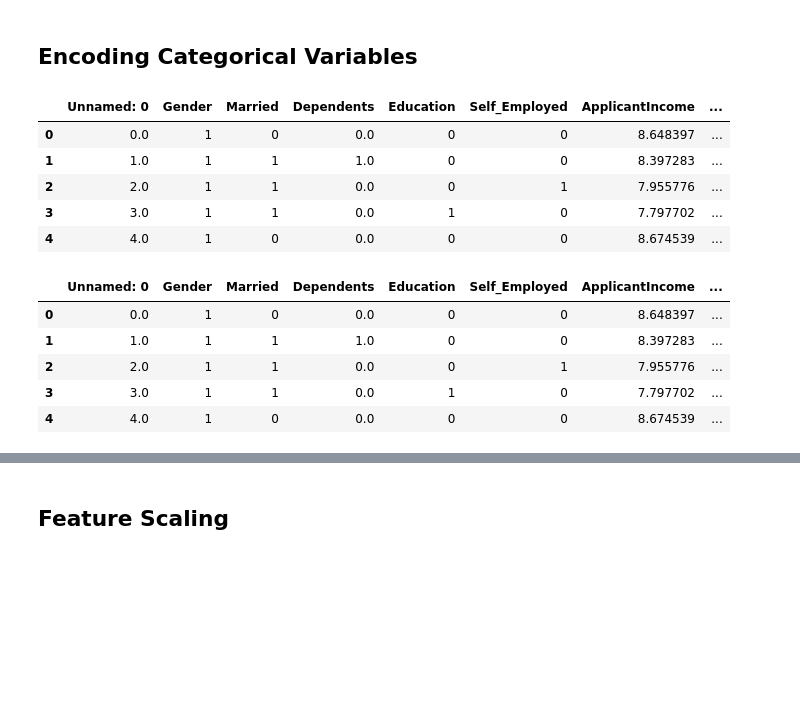
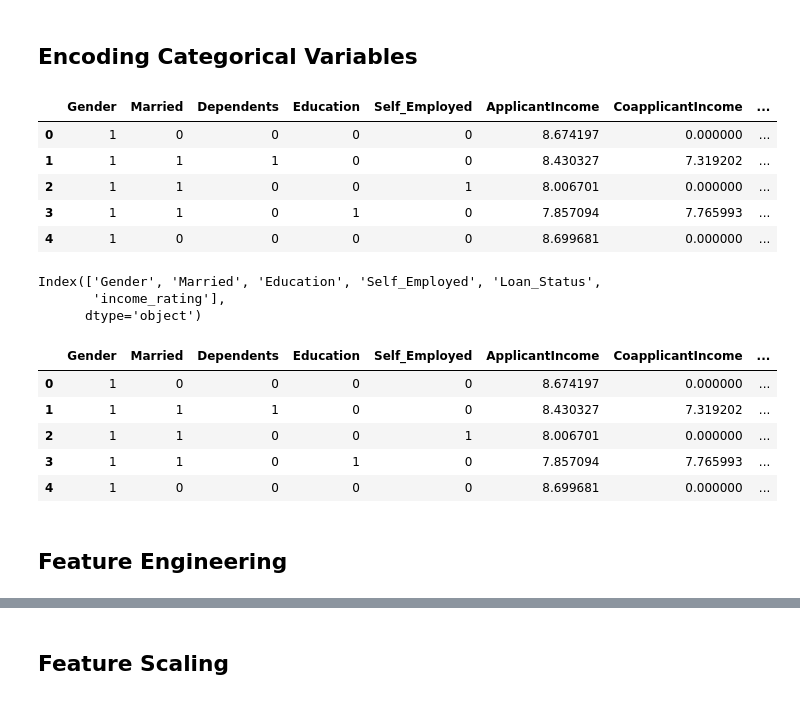
Before and after one commit to raji-ayyub/gen_ai_backend, a Jupyter notebook: preprocessing/preprocessing.ipynb, the cells around one changed output, grey strips where cells are left out. Saved outputs shown, nothing was run; the diff lists cells and outputs as text; code cells hidden in the pictures; blank space fills up the shorter version.

```diff
--- a/preprocessing/preprocessing.ipynb
+++ b/preprocessing/preprocessing.ipynb
@@ -64 +64,5 @@ Credit_History = "-2.194" skewness value
+# %%
+df["ApplicantIncome"] = np.log1p(df["ApplicantIncome"] )
+df["CoapplicantIncome"] = np.log1p(df["CoapplicantIncome"] )
+df["LoanAmount"] = np.log1p(df["LoanAmount"] )
 # %%
@@ -98,6 +99,6 @@ def handle_outliers(df, skew_threshold=1.0):
 # %%
-clean_df = handle_outliers(df)
-df = clean_df.copy()
+# clean_df = handle_outliers(df)
+# df = clean_df.copy()
 # %%
 for col in numeric_cols:
     print(f'{col} = "{df[col].skew():.3f}" skewness value')
@@ -118,21 +126,31 @@ Credit_History = "-2.194" skewness value
 # %%
 # encoding categrical variables
 from sklearn.preprocessing import LabelEncoder
 
 # categorical variables encoding pipeline ordinal
-categorical_cols = df.select_dtypes(include=['object']).columns
+categorical_cols = df.drop(columns="Property_Area").select_dtypes(include=['object']).columns
 le = LabelEncoder()
 for col in categorical_cols:
     df[col] = le.fit_transform(df[col])
 
+# Onehot encoding
+
+df = pd.get_dummies(df, "Property_Area", drop_first=True)
+
 df.head()
 # %% [output]
-|  | Unnamed: 0 | Gender | Married | Dependents | Education | Self_Employed | ApplicantIncome | ... |
-| 0 | 0.0 | 1 | 0 | 0.0 | 0 | 0 | 8.648397 | ... |
-| 1 | 1.0 | 1 | 1 | 1.0 | 0 | 0 | 8.397283 | ... |
-| 2 | 2.0 | 1 | 1 | 0.0 | 0 | 1 | 7.955776 | ... |
-| 3 | 3.0 | 1 | 1 | 0.0 | 1 | 0 | 7.797702 | ... |
-| 4 | 4.0 | 1 | 0 | 0.0 | 0 | 0 | 8.674539 | ... |
+|  | Gender | Married | Dependents | Education | Self_Employed | ApplicantIncome | CoapplicantIncome | ... |
+| 0 | 1 | 0 | 0 | 0 | 0 | 8.674197 | 0.000000 | ... |
+| 1 | 1 | 1 | 1 | 0 | 0 | 8.430327 | 7.319202 | ... |
+| 2 | 1 | 1 | 0 | 0 | 1 | 8.006701 | 0.000000 | ... |
+| 3 | 1 | 1 | 0 | 1 | 0 | 7.857094 | 7.765993 | ... |
+| 4 | 1 | 0 | 0 | 0 | 0 | 8.699681 | 0.000000 | ... |
+# %%
+categorical_cols
+# %% [output]
+Index(['Gender', 'Married', 'Education', 'Self_Employed', 'Loan_Status',
+       'income_rating'],
+      dtype='object')
 # %%
 # Identify high-cardinality categorical columns BEFORE one-hot encoding
 categorical_cols = df.select_dtypes(include=['object']).columns
@@ -146,9 +164,11 @@ for col in high_card_cols:
 
 df.head()
 # %% [output]
-|  | Unnamed: 0 | Gender | Married | Dependents | Education | Self_Employed | ApplicantIncome | ... |
-| 0 | 0.0 | 1 | 0 | 0.0 | 0 | 0 | 8.648397 | ... |
-| 1 | 1.0 | 1 | 1 | 1.0 | 0 | 0 | 8.397283 | ... |
-| 2 | 2.0 | 1 | 1 | 0.0 | 0 | 1 | 7.955776 | ... |
-| 3 | 3.0 | 1 | 1 | 0.0 | 1 | 0 | 7.797702 | ... |
-| 4 | 4.0 | 1 | 0 | 0.0 | 0 | 0 | 8.674539 | ... |
+|  | Gender | Married | Dependents | Education | Self_Employed | ApplicantIncome | CoapplicantIncome | ... |
+| 0 | 1 | 0 | 0 | 0 | 0 | 8.674197 | 0.000000 | ... |
+| 1 | 1 | 1 | 1 | 0 | 0 | 8.430327 | 7.319202 | ... |
+| 2 | 1 | 1 | 0 | 0 | 1 | 8.006701 | 0.000000 | ... |
+| 3 | 1 | 1 | 0 | 1 | 0 | 7.857094 | 7.765993 | ... |
+| 4 | 1 | 0 | 0 | 0 | 0 | 8.699681 | 0.000000 | ... |
+# %% [markdown]
+## Feature Engineering
```
Also changed, not shown: parts of 27 cells of this notebook, 2 other files.
